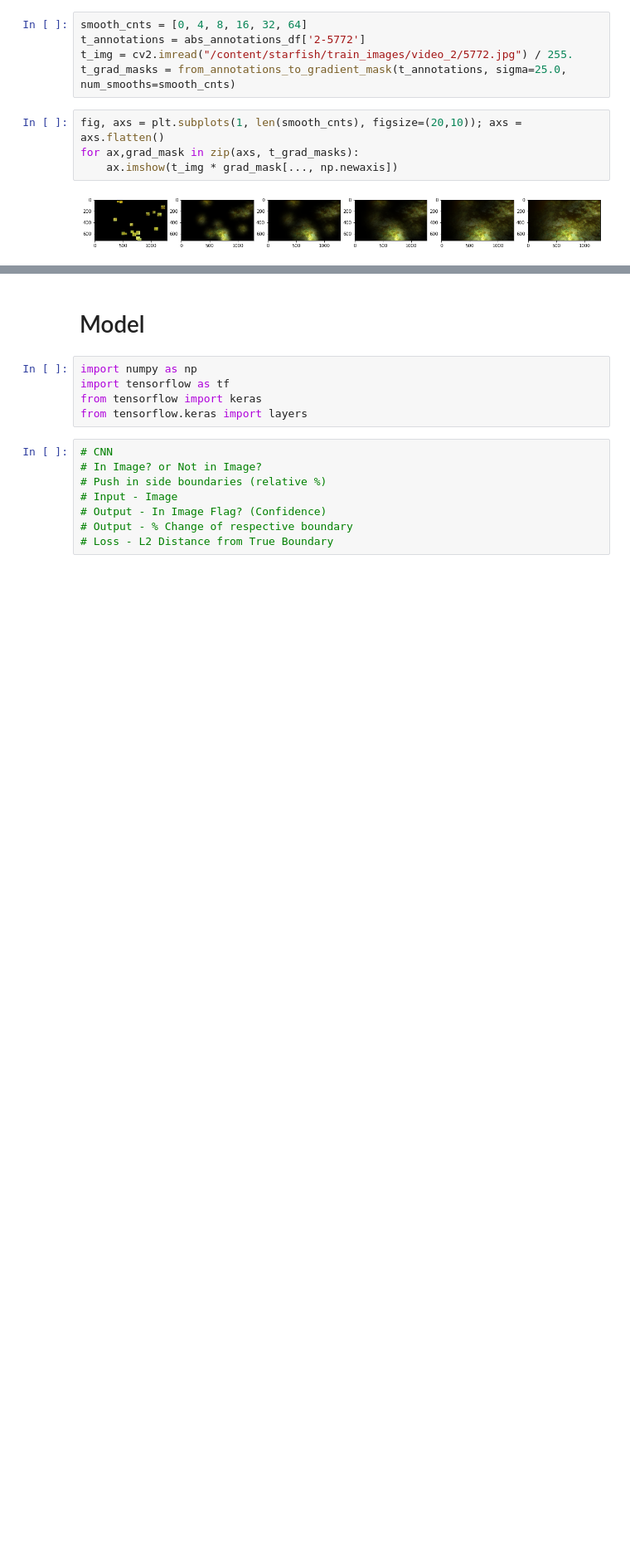
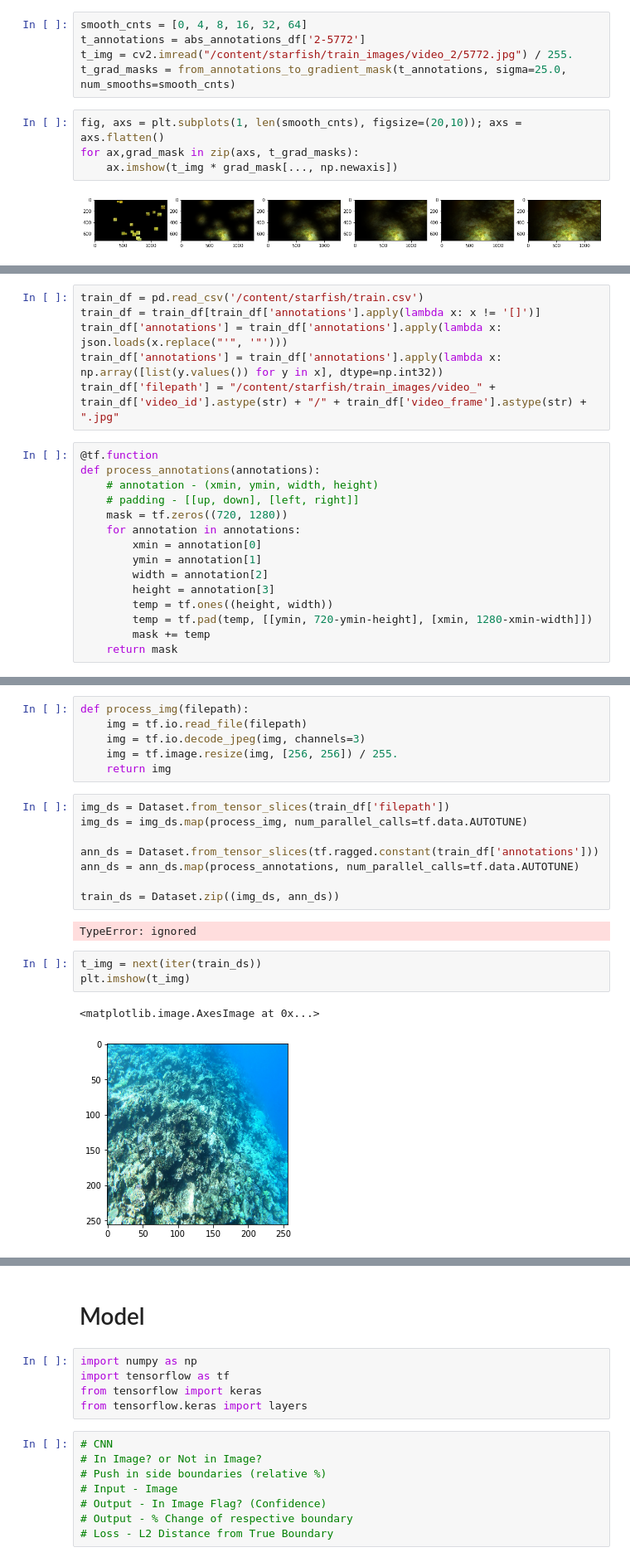
Before and after one commit to stanfidb/kaggle, a Jupyter notebook: starfish.ipynb, the cells around one changed output, grey strips where cells are left out. Shown at 83% size. Saved outputs shown, nothing was run; the diff lists cells and outputs as text; blank space fills up the shorter version.

Commit message:
Reworked data input pipline - annotations WIP.

```diff
--- a/starfish.ipynb
+++ b/starfish.ipynb
@@ -211,0 +242,21 @@ for ax,grad_mask in zip(axs, t_grad_masks):
+# %%
+train_df = pd.read_csv('/content/starfish/train.csv')
+train_df = train_df[train_df['annotations'].apply(lambda x: x != '[]')]
+train_df['annotations'] = train_df['annotations'].apply(lambda x: json.loads(x.replace("'", '"')))
+train_df['annotations'] = train_df['annotations'].apply(lambda x: np.array([list(y.values()) for y in x], dtype=np.int32))
+train_df['filepath'] = "/content/starfish/train_images/video_" + train_df['video_id'].astype(str) + "/" + train_df['video_frame'].astype(str) + ".jpg"
+# %%
+@tf.function
+def process_annotations(annotations):
+    # annotation - (xmin, ymin, width, height)
+    # padding - [[up, down], [left, right]]
+    mask = tf.zeros((720, 1280))
+    for annotation in annotations:
+        xmin = annotation[0]
+        ymin = annotation[1]
+        width = annotation[2]
+        height = annotation[3]
+        temp = tf.ones((height, width))
+        temp = tf.pad(temp, [[ymin, 720-ymin-height], [xmin, 1280-xmin-width]])
+        mask += temp
+    return mask
@@ -211,0 +329,22 @@ for ax,grad_mask in zip(axs, t_grad_masks):
+# %%
+def process_img(filepath):
+    img = tf.io.read_file(filepath)
+    img = tf.io.decode_jpeg(img, channels=3)
+    img = tf.image.resize(img, [256, 256]) / 255.
+    return img
+# %%
+img_ds = Dataset.from_tensor_slices(train_df['filepath'])
+img_ds = img_ds.map(process_img, num_parallel_calls=tf.data.AUTOTUNE)
+
+ann_ds = Dataset.from_tensor_slices(tf.ragged.constant(train_df['annotations']))
+ann_ds = ann_ds.map(process_annotations, num_parallel_calls=tf.data.AUTOTUNE)
+
+train_ds = Dataset.zip((img_ds, ann_ds))
+# %% [output]
+TypeError: ignored
+# %%
+t_img = next(iter(train_ds))
+plt.imshow(t_img)
+# %% [output]
+<matplotlib.image.AxesImage at 0x...>
+[figure, added]
```
Also changed, not shown: parts of 15 cells of this notebook.
